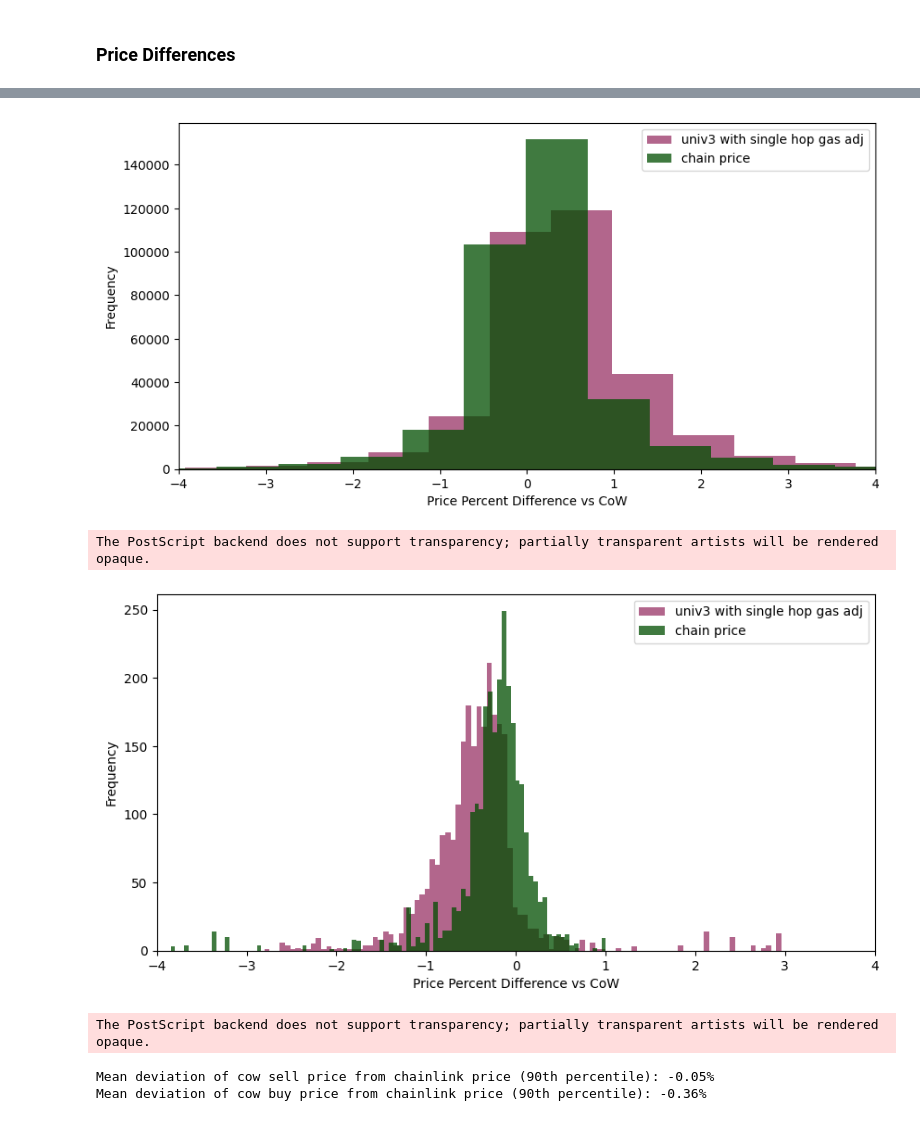
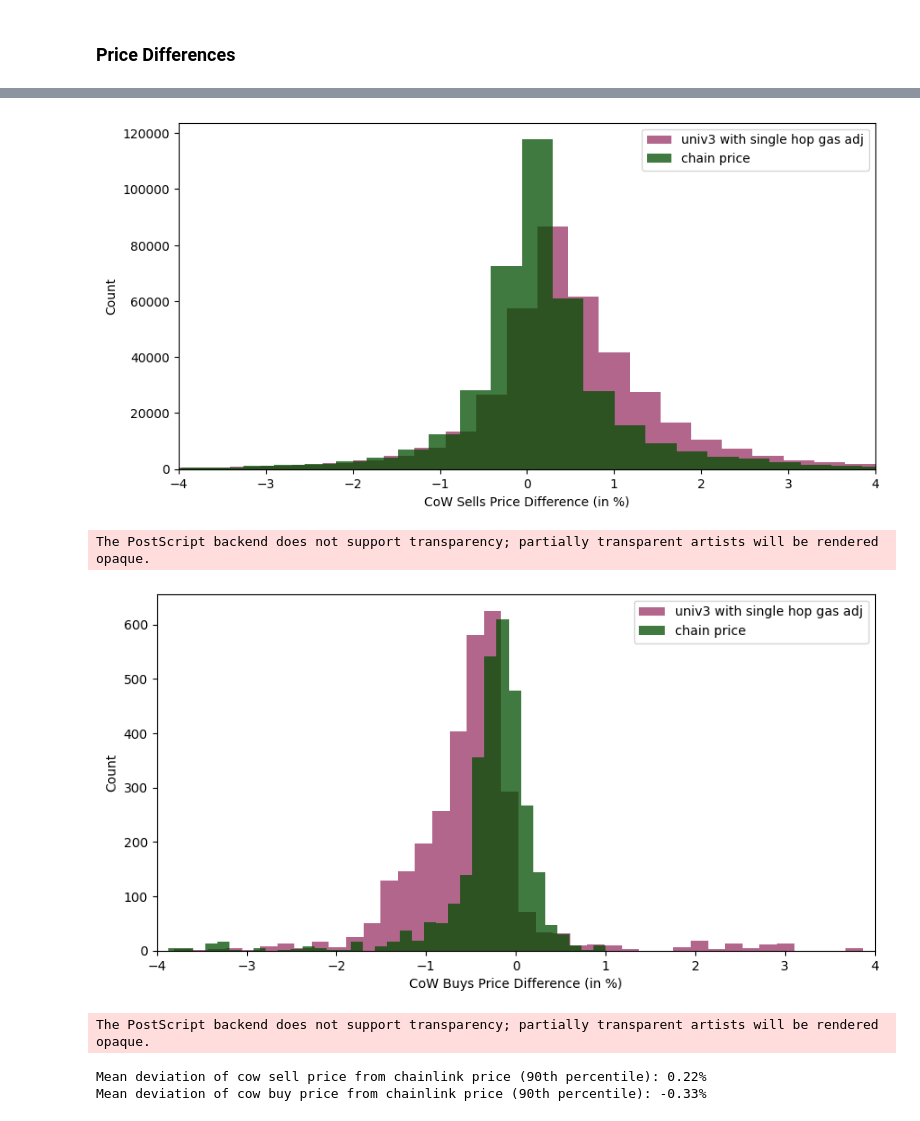
Before and after one commit to mohammed7s/Feedlot, a Jupyter notebook: pipeline/data_analysis.ipynb, the cells around one changed output, grey strips where cells are left out. Drawn from its saved outputs; the diff is of its cells as text; code cells hidden in the pictures.

```diff
--- a/pipeline/data_analysis.ipynb
+++ b/pipeline/data_analysis.ipynb
@@ -112,5 +112,5 @@ reindexed_price_df['transaction_gas_fee_one_hop_usd'] = reindexed_price_df['tran
 reindexed_price_df['transaction_gas_fee_median_usd'] = reindexed_price_df['transaction_gas_fee_median'] * reindexed_price_df['univ3_price']
 # %%
 # filter trade directions
-buy_WETH_df = reindexed_price_df[reindexed_price_df['buy_WETH'] == True]
-sell_WETH_df = reindexed_price_df[reindexed_price_df['buy_WETH'] == False]
+buy_WETH_reindex_df = reindexed_price_df[reindexed_price_df['buy_WETH'] == True]
+sell_WETH_reindex_df = reindexed_price_df[reindexed_price_df['buy_WETH'] == False]
@@ -117,5 +124,9 @@ sell_WETH_df = reindexed_price_df[reindexed_price_df['buy_WETH'] == False]
 # %%
 # filter for outliers if transaction_gas_fee_one_hop_usd > $100 usd value. Outliers exist because the median value is an imperfect heuristic.
 # the median value skews the outliers. More details in the report
-buy_WETH_df = buy_WETH_df[buy_WETH_df['transaction_gas_fee_median_usd'] < 100]
-sell_WETH_df = sell_WETH_df[sell_WETH_df['transaction_gas_fee_median_usd'] < 100]
+# buy_WETH_df = buy_WETH_df[buy_WETH_df['transaction_gas_fee_median_usd'] < 200]
+# sell_WETH_df = sell_WETH_df[sell_WETH_df['transaction_gas_fee_median_usd'] < 200]
+
+# get all values below the 90th percentile
+buy_WETH_df = buy_WETH_reindex_df[buy_WETH_reindex_df['transaction_gas_fee_median_usd'] < buy_WETH_reindex_df['transaction_gas_fee_median_usd'].quantile(0.90)]
+sell_WETH_df = sell_WETH_reindex_df[sell_WETH_reindex_df['transaction_gas_fee_median_usd'] < sell_WETH_reindex_df['transaction_gas_fee_median_usd'].quantile(0.90)]
@@ -209,50 +288,50 @@ buy_WETH_df['cow_chain_price_diff_percent'] = (buy_WETH_df['chain_price'] - buy_
 # %%
 # plot histogram of the price diffs
 fig3, ax = plt.subplots(figsize=(10, 5))
 ax.hist(
     sell_WETH_df['cow_univ3_gas_adj_price_diff_percent_single'],
-    bins=100,
+    bins=200,
     label='univ3 with single hop gas adj',
     color=univ3_color,
     alpha=0.75)
 ax.hist(
     sell_WETH_df['cow_chain_price_diff_percent'],
-    bins=100,
+    bins=200,
     label='chain price',
     color=chain_color,
     alpha=0.75)
 
 ax.set_xlim(-4, 4)
-plt.xlabel('Price Percent Difference vs CoW')
-plt.ylabel('Frequency')
+plt.xlabel('CoW Sells Price Difference (in %)')
+plt.ylabel('Count')
 plt.legend()
 plt.show();
 
 #save as eps
 fig3.savefig('../report/diagrams/weth_sell_hist.eps', format='eps', bbox_inches='tight')
 fig3.savefig('../report/diagrams/weth_sell_hist.pdf', format='pdf', bbox_inches='tight')
 # %% [output]
-[figure, old version]
+[figure, new version]
 The PostScript backend does not support transparency; partially transparent artists will be rendered opaque.
 # %%
 # plot histogram of the price diffs
 fig3, ax = plt.subplots(figsize=(10, 5))
 ax.hist(
     buy_WETH_df['cow_univ3_gas_adj_price_diff_percent_single'],
-    bins=100,
+    bins=50,
     label='univ3 with single hop gas adj',
     color=univ3_color,
     alpha=0.75)
 ax.hist(
     buy_WETH_df['cow_chain_price_diff_percent'],
-    bins=100,
+    bins=50,
     label='chain price',
     color=chain_color,
     alpha=0.75)
 
 ax.set_xlim(-4, 4)
-plt.xlabel('Price Percent Difference vs CoW')
-plt.ylabel('Frequency')
+plt.xlabel('CoW Buys Price Difference (in %)')
+plt.ylabel('Count')
 plt.legend()
 plt.show();
 
@@ -260,5 +339,5 @@ plt.show();
 fig3.savefig('../report/diagrams/weth_buy_hist.eps', format='eps', bbox_inches='tight')
 fig3.savefig('../report/diagrams/weth_buy_hist.pdf', format='pdf', bbox_inches='tight')
 # %% [output]
-[figure, old version]
+[figure, new version]
 The PostScript backend does not support transparency; partially transparent artists will be rendered opaque.
@@ -269,9 +344,9 @@ buy_WETH_df_below_90th_percentile = buy_WETH_df.loc[buy_WETH_df['cow_chain_price
 # %%
 # print the mean deviation of cow price from chainlink price with f strings
-print(f"Mean deviation of cow sell price from chainlink price (90th percentile): {sell_WETH_df_below_90th_percentile['cow_chain_price_diff_percent'].mean():.2f}%")
-print(f"Mean deviation of cow buy price from chainlink price (90th percentile): {buy_WETH_df_below_90th_percentile['cow_chain_price_diff_percent'].mean():.2f}%")
+print(f"Mean deviation of cow sell price from chainlink price (90th percentile): {sell_WETH_df['cow_chain_price_diff_percent'].mean():.2f}%")
+print(f"Mean deviation of cow buy price from chainlink price (90th percentile): {buy_WETH_df['cow_chain_price_diff_percent'].mean():.2f}%")
 # %% [output]
-Mean deviation of cow sell price from chainlink price (90th percentile): -0.05%
-Mean deviation of cow buy price from chainlink price (90th percentile): -0.36%
+Mean deviation of cow sell price from chainlink price (90th percentile): 0.22%
+Mean deviation of cow buy price from chainlink price (90th percentile): -0.33%
 # %%
 # statistics for buy_WETH_df single hop price difference
```
Also changed, not shown: parts of 13 cells of this notebook, 8 other files.
